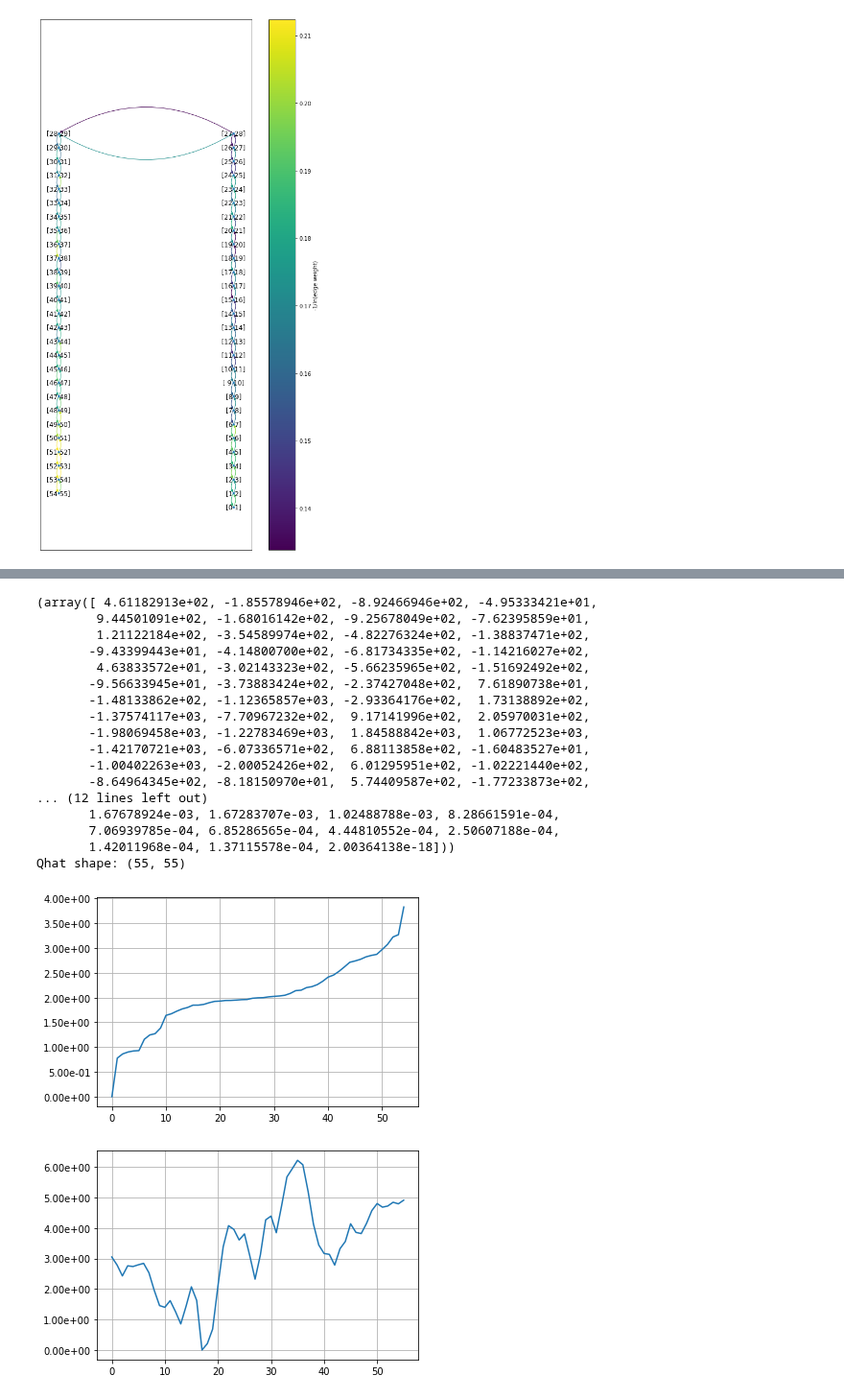
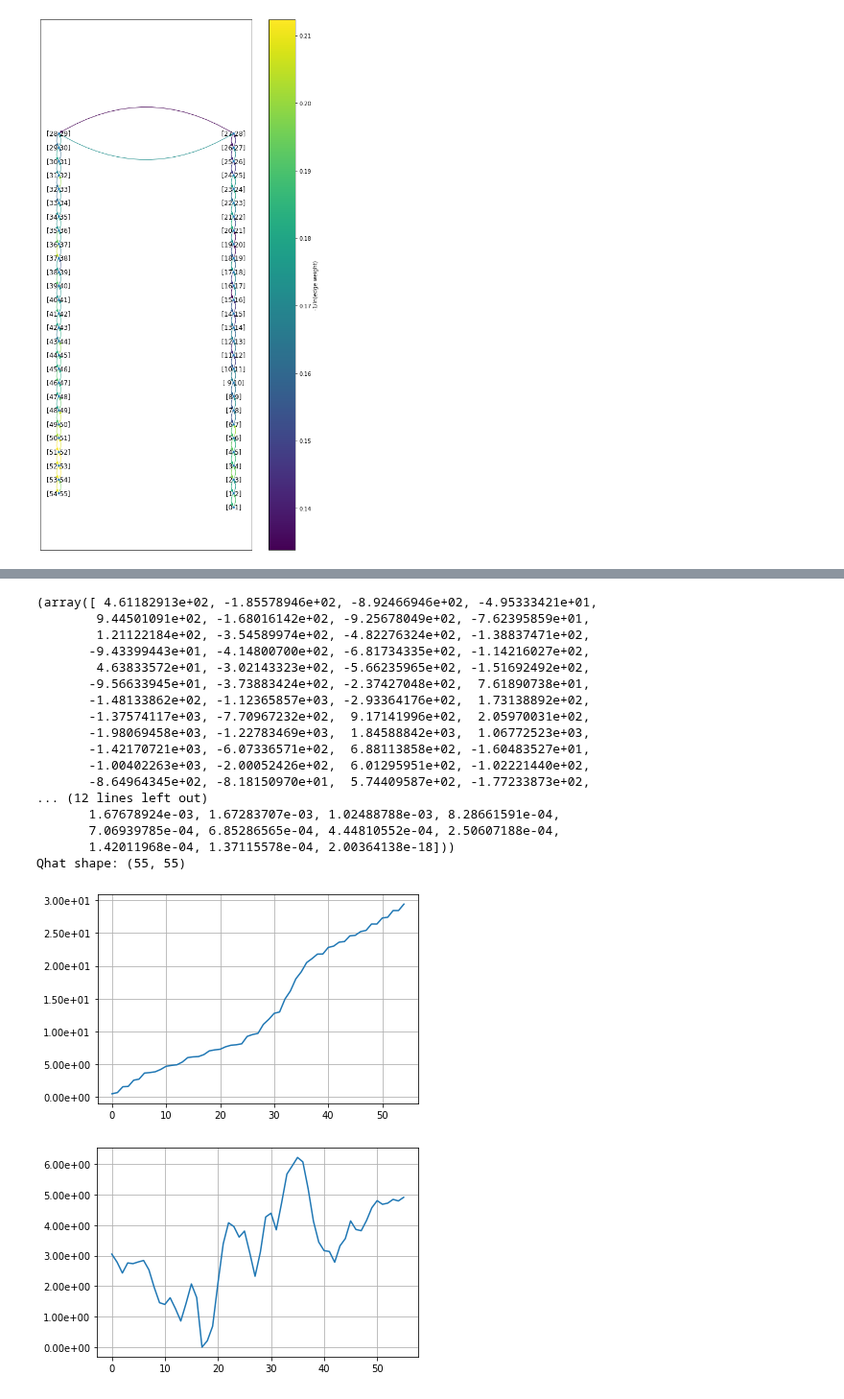
Before and after one commit to wesleymsmith/Milestoning_Analysis, a Jupyter notebook: MD_Milestone_Analysis_Testing.ipynb, the cells around one changed output, grey strips where cells are left out. Shown at 96% size. Drawn from its saved outputs; the diff is of its cells as text; code cells hidden in the pictures.

```diff
--- a/MD_Milestone_Analysis_Testing.ipynb
+++ b/MD_Milestone_Analysis_Testing.ipynb
@@ -792,7 +793,7 @@ importlib.reload(analysis_functions)
 QdataDict=analysis_functions.compute_analysis_group_Qdata(
     groupDataFrame=analysisFrame,windowColumn='Window',binSet=binSet,
                                      giveBins=False,giveBinMap=False,
-                                     giveEscapeMat=False,giveCounts=False,
+                                     giveEscapeMat=True,giveCounts=False,
                                      giveCountsMat=False,givePiVec=True)
 for entryKey in QdataDict:
     print(entryKey,':',QdataDict[entryKey])
@@ -919,38 +920,38 @@ print('Qhat shape:',np.shape(Qred))
 
 frq=1e-3 #frame rate in ns
 fig,ax=plt.subplots(1,1)
-ax.plot(np.sort(np.max(tauVec)-tauVec)*frq)
+ax.plot(np.cumsum(np.abs(tauVec)-np.min(np.abs(tauVec)))*frq)
 y_labels = ax.get_yticks()
 ax.yaxis.set_major_formatter(matplotlib.ticker.FormatStrFormatter('%.2e'))
 ax.grid()
 plt.show()
 
 piVec=QdataDict['piVec']
 pProb=-np.log(piVec)
 pProb=pProb-np.min(pProb)
 fig,ax=plt.subplots(1,1)
 ax.plot(pProb)
 ax.grid()
 y_labels = ax.get_yticks()
 ax.yaxis.set_major_formatter(matplotlib.ticker.FormatStrFormatter('%.2e'))
 plt.show()
 # %% [output]
 (array([ 4.61182913e+02, -1.85578946e+02, -8.92466946e+02, -4.95333421e+01,
         9.44501091e+02, -1.68016142e+02, -9.25678049e+02, -7.62395859e+01,
         1.21122184e+02, -3.54589974e+02, -4.82276324e+02, -1.38837471e+02,
        -9.43399443e+01, -4.14800700e+02, -6.81734335e+02, -1.14216027e+02,
         4.63833572e+01, -3.02143323e+02, -5.66235965e+02, -1.51692492e+02,
        -9.56633945e+01, -3.73883424e+02, -2.37427048e+02,  7.61890738e+01,
        -1.48133862e+02, -1.12365857e+03, -2.93364176e+02,  1.73138892e+02,
        -1.37574117e+03, -7.70967232e+02,  9.17141996e+02,  2.05970031e+02,
        -1.98069458e+03, -1.22783469e+03,  1.84588842e+03,  1.06772523e+03,
        -1.42170721e+03, -6.07336571e+02,  6.88113858e+02, -1.60483527e+01,
        -1.00402263e+03, -2.00052426e+02,  6.01295951e+02, -1.02221440e+02,
        -8.64964345e+02, -8.18150970e+01,  5.74409587e+02, -1.77233873e+02,
 ... (12 lines left out)
        1.67678924e-03, 1.67283707e-03, 1.02488788e-03, 8.28661591e-04,
        7.06939785e-04, 6.85286565e-04, 4.44810552e-04, 2.50607188e-04,
        1.42011968e-04, 1.37115578e-04, 2.00364138e-18]))
 Qhat shape: (55, 55)
-[figure, old version]
+[figure, new version]
 [figure]
```
Also changed, not shown: parts of 13 cells of this notebook, 1 other file.
